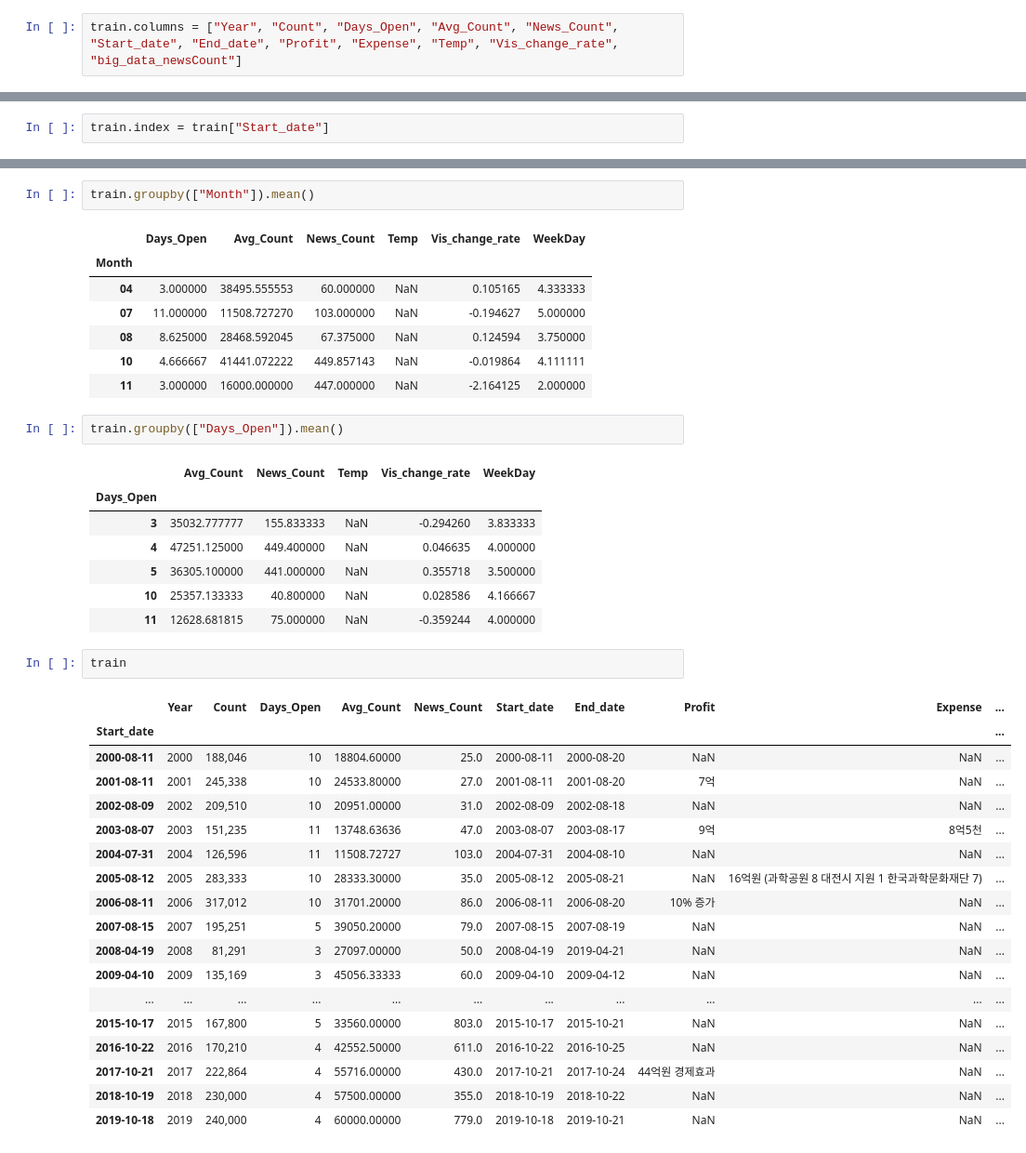
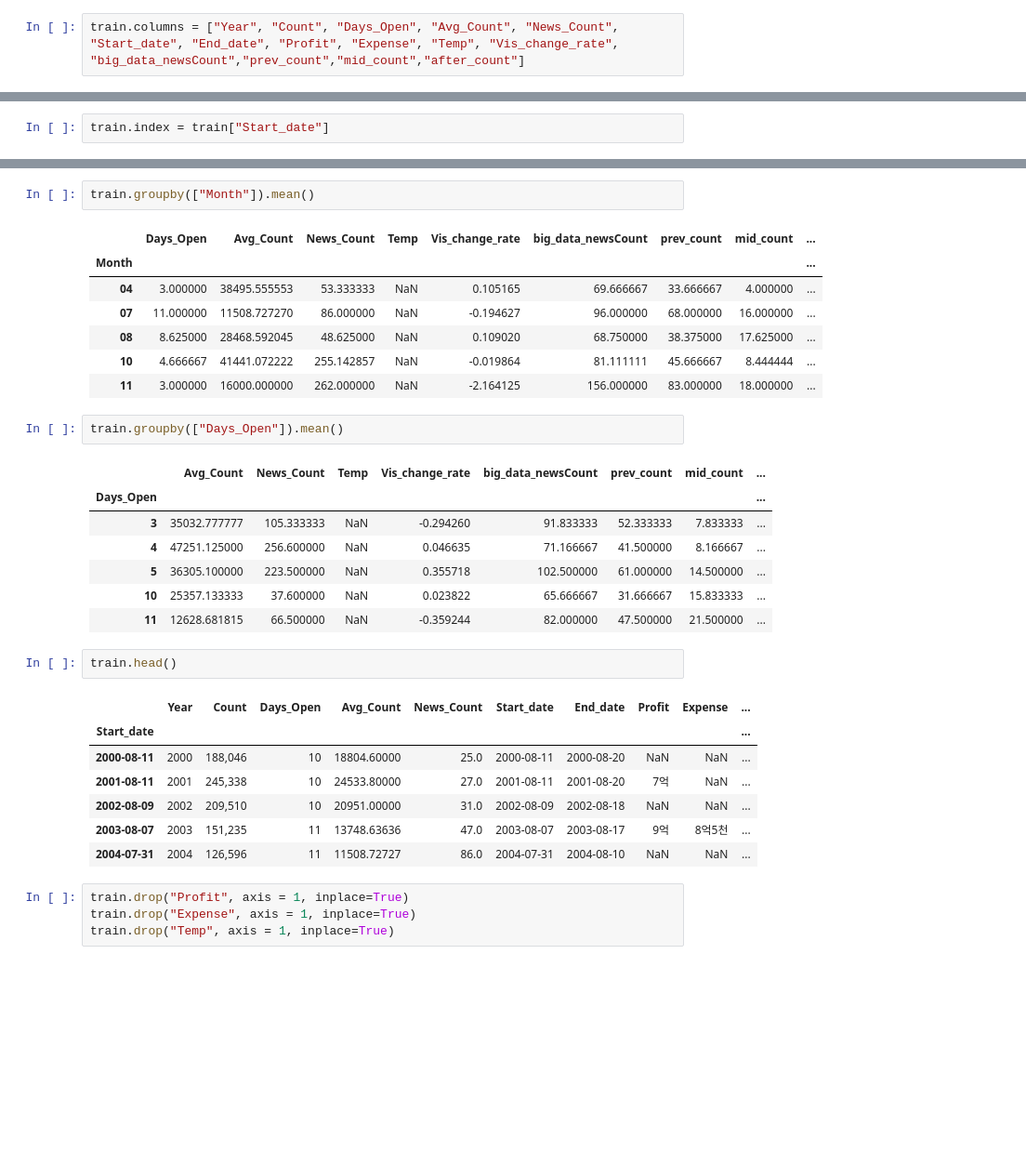
Before and after one commit to joeychoi12/Daejeon_Science_Festival_Project, a Jupyter notebook: source/Create Train Dataset.ipynb, the cells around one changed output, grey strips where cells are left out. Shown: that part at 93% size. Saved outputs shown, nothing was run; the diff lists cells and outputs as text; blank space fills up the shorter version.

Commit message:
Data_Update

```diff
--- a/source/Create Train Dataset.ipynb
+++ b/source/Create Train Dataset.ipynb
@@ -15,5 +15,5 @@ train.head()
 # %%
-train.columns = ["Year", "Count", "Days_Open", "Avg_Count", "News_Count", "Start_date", "End_date", "Profit", "Expense", "Temp", "Vis_change_rate", "big_data_newsCount"]
+train.columns = ["Year", "Count", "Days_Open", "Avg_Count", "News_Count", "Start_date", "End_date", "Profit", "Expense", "Temp", "Vis_change_rate", "big_data_newsCount","prev_count","mid_count","after_count"]
 # %%
 train.head()
 # %% [output]
@@ -114,41 +115,34 @@ train.groupby(["WeekDay"]).mean()
 # %%
 train.groupby(["Month"]).mean()
 # %% [output]
-|  | Days_Open | Avg_Count | News_Count | Temp | Vis_change_rate | WeekDay |
-| Month |  |  |  |  |  |  |
-| 04 | 3.000000 | 38495.555553 | 60.000000 | NaN | 0.105165 | 4.333333 |
-| 07 | 11.000000 | 11508.727270 | 103.000000 | NaN | -0.194627 | 5.000000 |
-| 08 | 8.625000 | 28468.592045 | 67.375000 | NaN | 0.124594 | 3.750000 |
-| 10 | 4.666667 | 41441.072222 | 449.857143 | NaN | -0.019864 | 4.111111 |
-| 11 | 3.000000 | 16000.000000 | 447.000000 | NaN | -2.164125 | 2.000000 |
+|  | Days_Open | Avg_Count | News_Count | Temp | Vis_change_rate | big_data_newsCount | prev_count | mid_count | ... |
+| Month |  |  |  |  |  |  |  |  | ... |
+| 04 | 3.000000 | 38495.555553 | 53.333333 | NaN | 0.105165 | 69.666667 | 33.666667 | 4.000000 | ... |
+| 07 | 11.000000 | 11508.727270 | 86.000000 | NaN | -0.194627 | 96.000000 | 68.000000 | 16.000000 | ... |
+| 08 | 8.625000 | 28468.592045 | 48.625000 | NaN | 0.109020 | 68.750000 | 38.375000 | 17.625000 | ... |
+| 10 | 4.666667 | 41441.072222 | 255.142857 | NaN | -0.019864 | 81.111111 | 45.666667 | 8.444444 | ... |
+| 11 | 3.000000 | 16000.000000 | 262.000000 | NaN | -2.164125 | 156.000000 | 83.000000 | 18.000000 | ... |
 # %%
 train.groupby(["Days_Open"]).mean()
 # %% [output]
-|  | Avg_Count | News_Count | Temp | Vis_change_rate | WeekDay |
-| Days_Open |  |  |  |  |  |
-| 3 | 35032.777777 | 155.833333 | NaN | -0.294260 | 3.833333 |
-| 4 | 47251.125000 | 449.400000 | NaN | 0.046635 | 4.000000 |
-| 5 | 36305.100000 | 441.000000 | NaN | 0.355718 | 3.500000 |
-| 10 | 25357.133333 | 40.800000 | NaN | 0.028586 | 4.166667 |
-| 11 | 12628.681815 | 75.000000 | NaN | -0.359244 | 4.000000 |
+|  | Avg_Count | News_Count | Temp | Vis_change_rate | big_data_newsCount | prev_count | mid_count | ... |
+| Days_Open |  |  |  |  |  |  |  | ... |
+| 3 | 35032.777777 | 105.333333 | NaN | -0.294260 | 91.833333 | 52.333333 | 7.833333 | ... |
+| 4 | 47251.125000 | 256.600000 | NaN | 0.046635 | 71.166667 | 41.500000 | 8.166667 | ... |
+| 5 | 36305.100000 | 223.500000 | NaN | 0.355718 | 102.500000 | 61.000000 | 14.500000 | ... |
+| 10 | 25357.133333 | 37.600000 | NaN | 0.023822 | 65.666667 | 31.666667 | 15.833333 | ... |
+| 11 | 12628.681815 | 66.500000 | NaN | -0.359244 | 82.000000 | 47.500000 | 21.500000 | ... |
 # %%
-train
+train.head()
 # %% [output]
 |  | Year | Count | Days_Open | Avg_Count | News_Count | Start_date | End_date | Profit | Expense | ... |
 | Start_date |  |  |  |  |  |  |  |  |  | ... |
 | 2000-08-11 | 2000 | 188,046 | 10 | 18804.60000 | 25.0 | 2000-08-11 | 2000-08-20 | NaN | NaN | ... |
 | 2001-08-11 | 2001 | 245,338 | 10 | 24533.80000 | 27.0 | 2001-08-11 | 2001-08-20 | 7억 | NaN | ... |
 | 2002-08-09 | 2002 | 209,510 | 10 | 20951.00000 | 31.0 | 2002-08-09 | 2002-08-18 | NaN | NaN | ... |
 | 2003-08-07 | 2003 | 151,235 | 11 | 13748.63636 | 47.0 | 2003-08-07 | 2003-08-17 | 9억 | 8억5천 | ... |
-| 2004-07-31 | 2004 | 126,596 | 11 | 11508.72727 | 103.0 | 2004-07-31 | 2004-08-10 | NaN | NaN | ... |
-| 2005-08-12 | 2005 | 283,333 | 10 | 28333.30000 | 35.0 | 2005-08-12 | 2005-08-21 | NaN | 16억원 (과학공원 8 대전시 지원 1 한국과학문화재단 7) | ... |
-| 2006-08-11 | 2006 | 317,012 | 10 | 31701.20000 | 86.0 | 2006-08-11 | 2006-08-20 | 10% 증가 | NaN | ... |
-| 2007-08-15 | 2007 | 195,251 | 5 | 39050.20000 | 79.0 | 2007-08-15 | 2007-08-19 | NaN | NaN | ... |
-| 2008-04-19 | 2008 | 81,291 | 3 | 27097.00000 | 50.0 | 2008-04-19 | 2019-04-21 | NaN | NaN | ... |
-| 2009-04-10 | 2009 | 135,169 | 3 | 45056.33333 | 60.0 | 2009-04-10 | 2009-04-12 | NaN | NaN | ... |
-| ... | ... | ... | ... | ... | ... | ... | ... | ... | ... | ... |
-| 2015-10-17 | 2015 | 167,800 | 5 | 33560.00000 | 803.0 | 2015-10-17 | 2015-10-21 | NaN | NaN | ... |
-| 2016-10-22 | 2016 | 170,210 | 4 | 42552.50000 | 611.0 | 2016-10-22 | 2016-10-25 | NaN | NaN | ... |
-| 2017-10-21 | 2017 | 222,864 | 4 | 55716.00000 | 430.0 | 2017-10-21 | 2017-10-24 | 44억원 경제효과 | NaN | ... |
-| 2018-10-19 | 2018 | 230,000 | 4 | 57500.00000 | 355.0 | 2018-10-19 | 2018-10-22 | NaN | NaN | ... |
-| 2019-10-18 | 2019 | 240,000 | 4 | 60000.00000 | 779.0 | 2019-10-18 | 2019-10-21 | NaN | NaN | ... |
+| 2004-07-31 | 2004 | 126,596 | 11 | 11508.72727 | 86.0 | 2004-07-31 | 2004-08-10 | NaN | NaN | ... |
+# %%
+train.drop("Profit", axis = 1, inplace=True)
+train.drop("Expense", axis = 1, inplace=True)
+train.drop("Temp", axis = 1, inplace=True)
```
Also changed, not shown: parts of 14 cells of this notebook, 9 other files.
